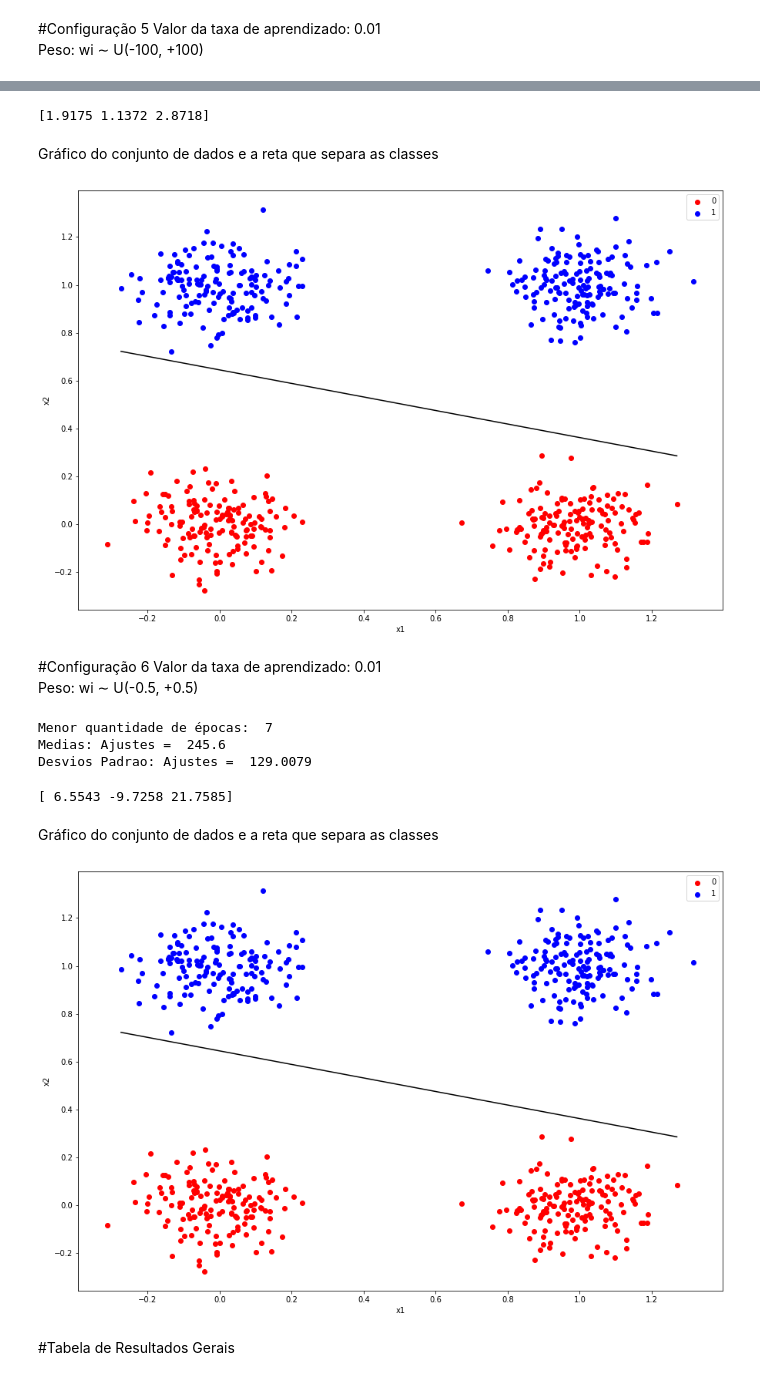
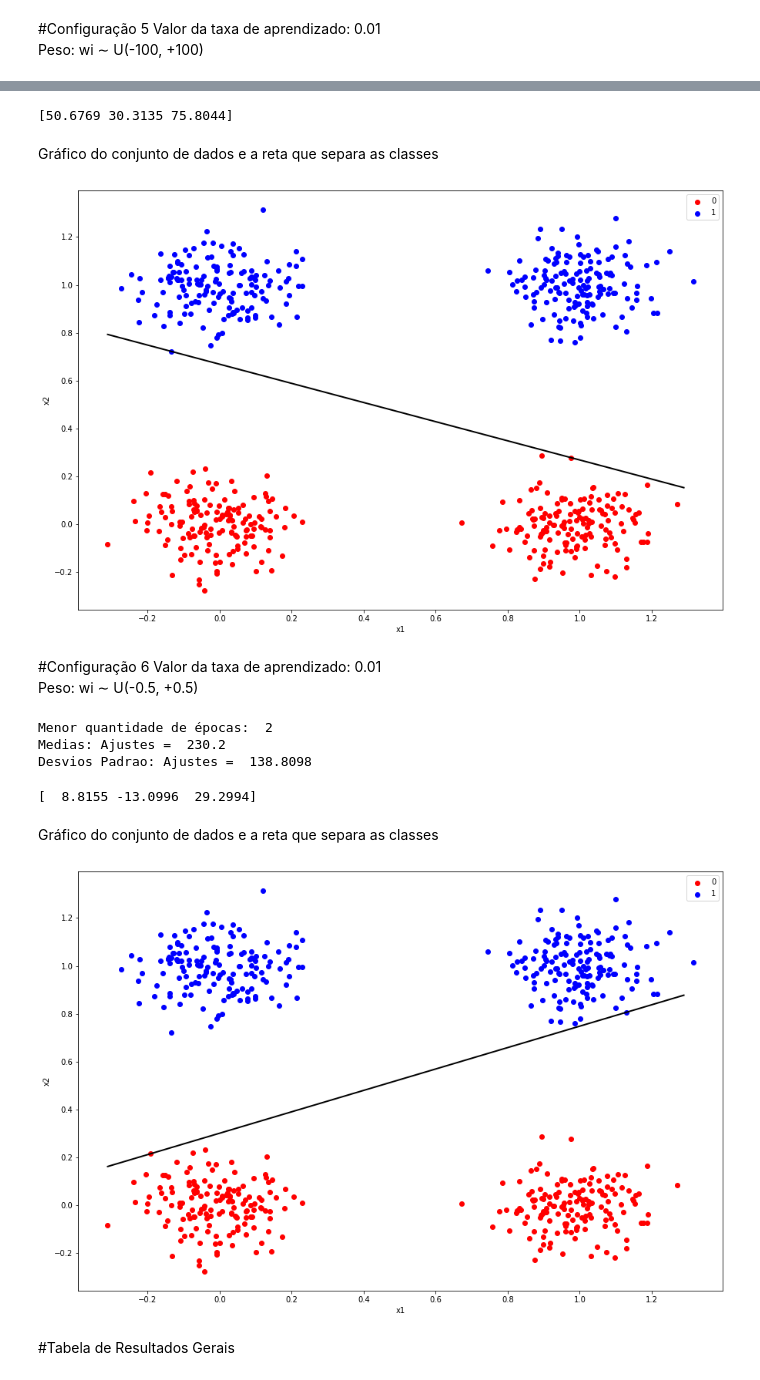
Before and after one commit to AllanHigorLP/Atividade_avaliativa-2.1-RNA, a Jupyter notebook: Atividade_2_1_RNA.ipynb, the cells around one changed output, grey strips where cells are left out. Drawn from its saved outputs; the diff is of its cells as text; code cells hidden in the pictures.

```diff
--- a/Atividade_2_1_RNA.ipynb
+++ b/Atividade_2_1_RNA.ipynb
@@ -301,0 +322,4 @@ Peso 2:  [-0.093  -0.1311  0.4504]
+# %%
+'''weights_1 = new_weights1()
+weights_2 = new_weights2()'''
+new_weights()
@@ -541,9 +560,11 @@ for example in df0:
     if example[2] == 0.0:
         x_classe0.append(example[0])
         y_classe0.append(example[1])
+        classe0.append(example[0])
     if example[2] == 1.0:
         x_classe1.append(example[0])
         y_classe1.append(example[1])
+        classe0.append(example[0])
 
 plt.scatter(x_classe0, y_classe0, color='r', label='0')
 plt.scatter(x_classe1, y_classe1, color='b', label='1')
@@ -551,16 +572,11 @@ plt.scatter(x_classe1, y_classe1, color='b', label='1')
 plt.legend()
 plt.xlabel("x1")
 plt.ylabel("x2")
-classe_tot =  x_classe0
-slp = -(weight[0]/weight[2]) / (weight[0]/weight[1])
-end = (weight[0]/weight[2])
 
-min_x = np.max(x_classe0)
-min_y = np.max(y_classe0)
-max_x = np.min(x_classe1)
-max_y = np.min(y_classe1)
-abline_values = [slp * i + end for i in x_classe0]
-plt.plot([min_x,max_x], [min_y,max_y], 'b',color="black")
+x = np.arange(np.min(df0[:,:1]),np.max(df0[:,:1]), 0.1)
+slp =(weights[0]/weights[2])
+plt.plot(x,slp- (weights[1]/weights[2]*x), 'k', linewidth=2)
 
+plt.plot()
 plt.show()
 # %% [output]
@@ -701,7 +713,7 @@ Desvios Padrao: Ajustes =  129.0079
 weights = perceptron.weights
 print(weights)
 # %% [output]
-[1.9175 1.1372 2.8718]
+[50.6769 30.3135 75.8044]
 # %% [markdown]
 Gráfico do conjunto de dados e a reta que separa as classes
 # %%
@@ -730,20 +742,16 @@ plt.scatter(x_classe1, y_classe1, color='b', label='1')
 plt.legend()
 plt.xlabel("x1")
 plt.ylabel("x2")
-classe_tot =  x_classe0
-slp = -(weight[0]/weight[2]) / (weight[0]/weight[1])
-end = (weight[0]/weight[2])
 
-min_x = np.max(x_classe0)
-min_y = np.max(y_classe0)
-max_x = np.min(x_classe1)
-max_y = np.min(y_classe1)
-abline_values = [slp * i + end for i in x_classe0]
-plt.plot([min_x,max_x], [min_y,max_y], 'b',color="black")
+x = np.arange(np.min(df0[:,:1]),np.max(df0[:,:1]), 0.1)
+slp =(weights[0]/weights[2])
+plt.plot(x,slp- (weights[1]/weights[2]*x), 'k', linewidth=2)
+
+plt.plot()
 
 plt.show()
 # %% [output]
-[figure, old version]
+[figure, new version]
 # %% [markdown]
 #Configuração 6
 Valor da taxa de aprendizado: 0.01<br>
@@ -779,56 +787,52 @@ ajustes_desvio_padrao_6 = set_valores_desvio_padrao(ajustes_6)
 print("Menor quantidade de épocas: ", menor_qtde_epocas_1)
 print("Medias: Ajustes = ", ajustes_media_1, "\nDesvios Padrao: Ajustes = ", ajustes_desvio_padrao_1)
 # %% [output]
-Menor quantidade de épocas:  7
-Medias: Ajustes =  245.6
-Desvios Padrao: Ajustes =  129.0079
+Menor quantidade de épocas:  2
+Medias: Ajustes =  230.2
+Desvios Padrao: Ajustes =  138.8098
 # %%
 weights = perceptron.weights
 print(weights)
 # %% [output]
-[ 6.5543 -9.7258 21.7585]
+[  8.8155 -13.0996  29.2994]
 # %% [markdown]
 Gráfico do conjunto de dados e a reta que separa as classes
 # %%
 plt.figure(figsize=(15,10))
 
 x_classe0 = []
 y_classe0 = []
 x_classe1 = []
 y_classe1 = []
 
 classe0 = []
 max = 0
 min = 0
 
 for example in df0:
     if example[2] == 0.0:
         x_classe0.append(example[0])
         y_classe0.append(example[1])
     if example[2] == 1.0:
         x_classe1.append(example[0])
         y_classe1.append(example[1])
 
 plt.scatter(x_classe0, y_classe0, color='r', label='0')
 plt.scatter(x_classe1, y_classe1, color='b', label='1')
 
 plt.legend()
 plt.xlabel("x1")
 plt.ylabel("x2")
-classe_tot =  x_classe0
-slp = -(weight[0]/weight[2]) / (weight[0]/weight[1])
-end = (weight[0]/weight[2])
 
-min_x = np.max(x_classe0)
-min_y = np.max(y_classe0)
-max_x = np.min(x_classe1)
-max_y = np.min(y_classe1)
-abline_values = [slp * i + end for i in x_classe0]
-plt.plot([min_x,max_x], [min_y,max_y], 'b',color="black")
+x = np.arange(np.min(df0[:,:1]),np.max(df0[:,:1]), 0.1)
+slp =(weights[0]/weights[2])
+plt.plot(x,slp- (weights[1]/weights[2]*x), 'k', linewidth=2)
+
+plt.plot()
 
 plt.show()
 # %% [output]
-[figure, old version]
+[figure, new version]
 # %% [markdown]
 #Tabela de Resultados Gerais
 # %%
```
Also changed, not shown: parts of 24 cells of this notebook.
